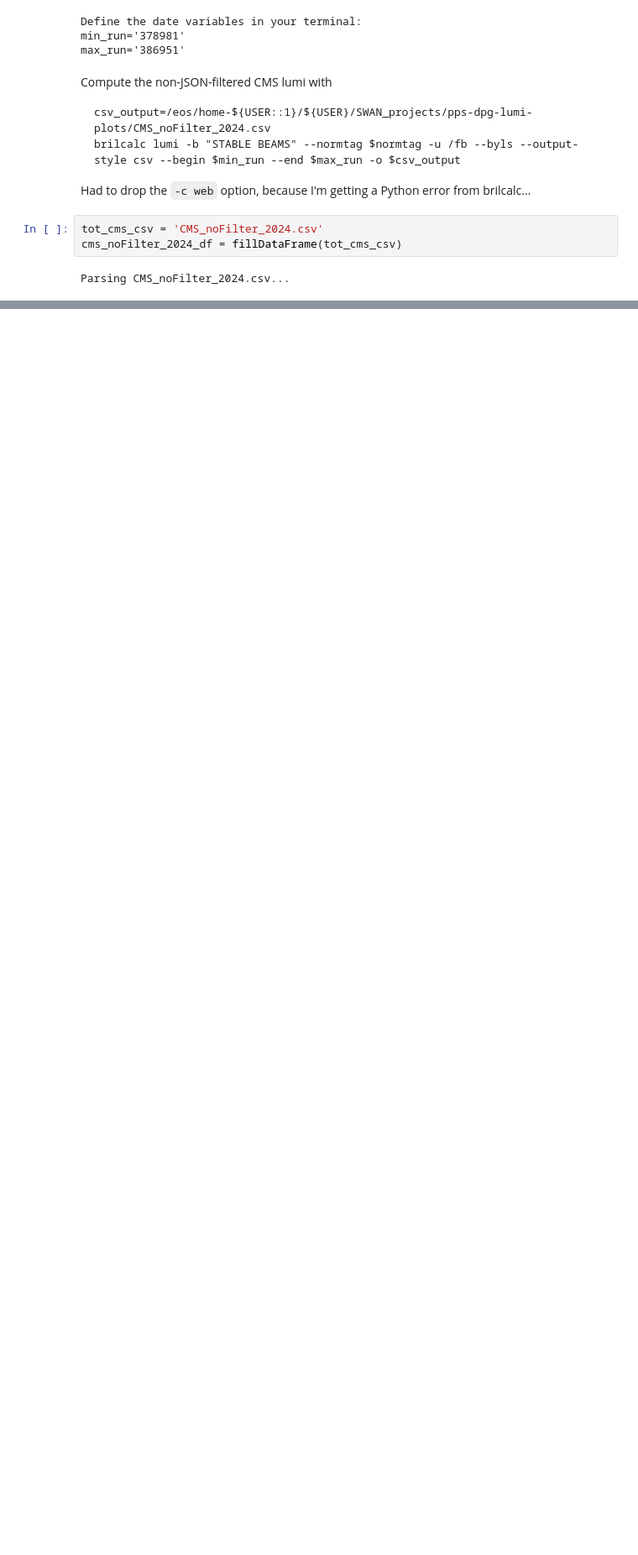
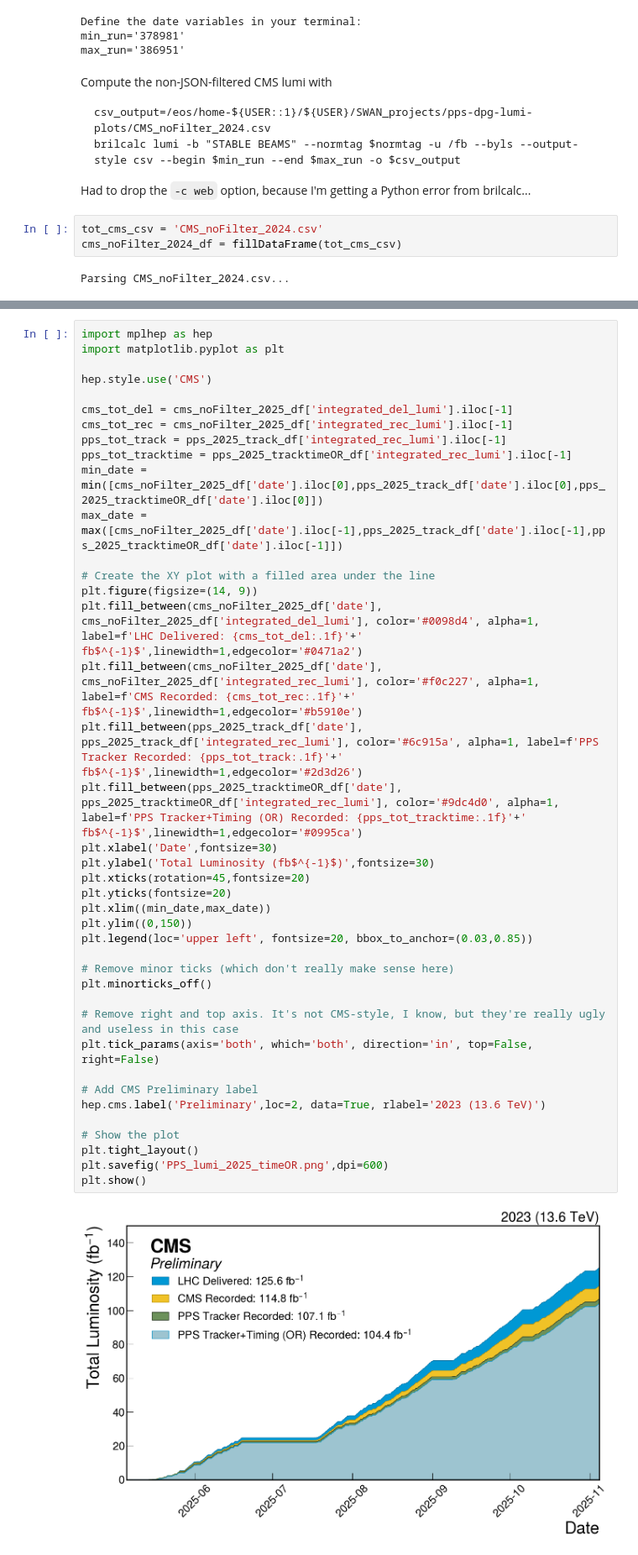
Before and after one commit to AndreaBellora/pps-dpg-lumi-plots, a Jupyter notebook: lumi_plot.ipynb, the cells around one changed output, grey strips where cells are left out. Shown at 84% size. Drawn from its saved outputs; the diff is of its cells as text; blank space fills up the shorter version.

```diff
--- a/lumi_plot.ipynb
+++ b/lumi_plot.ipynb
@@ -432,0 +645,42 @@ plt.show()
+# %%
+import mplhep as hep
+import matplotlib.pyplot as plt
+
+hep.style.use('CMS')
+
+cms_tot_del = cms_noFilter_2025_df['integrated_del_lumi'].iloc[-1]
+cms_tot_rec = cms_noFilter_2025_df['integrated_rec_lumi'].iloc[-1]
+pps_tot_track = pps_2025_track_df['integrated_rec_lumi'].iloc[-1]
+pps_tot_tracktime = pps_2025_tracktimeOR_df['integrated_rec_lumi'].iloc[-1]
+min_date = min([cms_noFilter_2025_df['date'].iloc[0],pps_2025_track_df['date'].iloc[0],pps_2025_tracktimeOR_df['date'].iloc[0]])
+max_date = max([cms_noFilter_2025_df['date'].iloc[-1],pps_2025_track_df['date'].iloc[-1],pps_2025_tracktimeOR_df['date'].iloc[-1]])
+
+# Create the XY plot with a filled area under the line
+plt.figure(figsize=(14, 9))
+plt.fill_between(cms_noFilter_2025_df['date'], cms_noFilter_2025_df['integrated_del_lumi'], color='#0098d4', alpha=1, label=f'LHC Delivered: {cms_tot_del:.1f}'+' fb$^{-1}$',linewidth=1,edgecolor='#0471a2')
+plt.fill_between(cms_noFilter_2025_df['date'], cms_noFilter_2025_df['integrated_rec_lumi'], color='#f0c227', alpha=1, label=f'CMS Recorded: {cms_tot_rec:.1f}'+' fb$^{-1}$',linewidth=1,edgecolor='#b5910e')
+plt.fill_between(pps_2025_track_df['date'], pps_2025_track_df['integrated_rec_lumi'], color='#6c915a', alpha=1, label=f'PPS Tracker Recorded: {pps_tot_track:.1f}'+' fb$^{-1}$',linewidth=1,edgecolor='#2d3d26')
+plt.fill_between(pps_2025_tracktimeOR_df['date'], pps_2025_tracktimeOR_df['integrated_rec_lumi'], color='#9dc4d0', alpha=1, label=f'PPS Tracker+Timing (OR) Recorded: {pps_tot_tracktime:.1f}'+' fb$^{-1}$',linewidth=1,edgecolor='#0995ca')
+plt.xlabel('Date',fontsize=30)
+plt.ylabel('Total Luminosity (fb$^{-1}$)',fontsize=30)
+plt.xticks(rotation=45,fontsize=20)
+plt.yticks(fontsize=20)
+plt.xlim((min_date,max_date))
+plt.ylim((0,150))
+plt.legend(loc='upper left', fontsize=20, bbox_to_anchor=(0.03,0.85))
+
+# Remove minor ticks (which don't really make sense here)
+plt.minorticks_off()
+
+# Remove right and top axis. It's not CMS-style, I know, but they're really ugly and useless in this case
+plt.tick_params(axis='both', which='both', direction='in', top=False, right=False)
+
+# Add CMS Preliminary label
+hep.cms.label('Preliminary',loc=2, data=True, rlabel='2023 (13.6 TeV)')
+
+# Show the plot
+plt.tight_layout()
+plt.savefig('PPS_lumi_2025_timeOR.png',dpi=600)
+plt.show()
+# %% [output]
+[figure, added]
```
Also changed, not shown: parts of 18 cells of this notebook, 13 other files.
